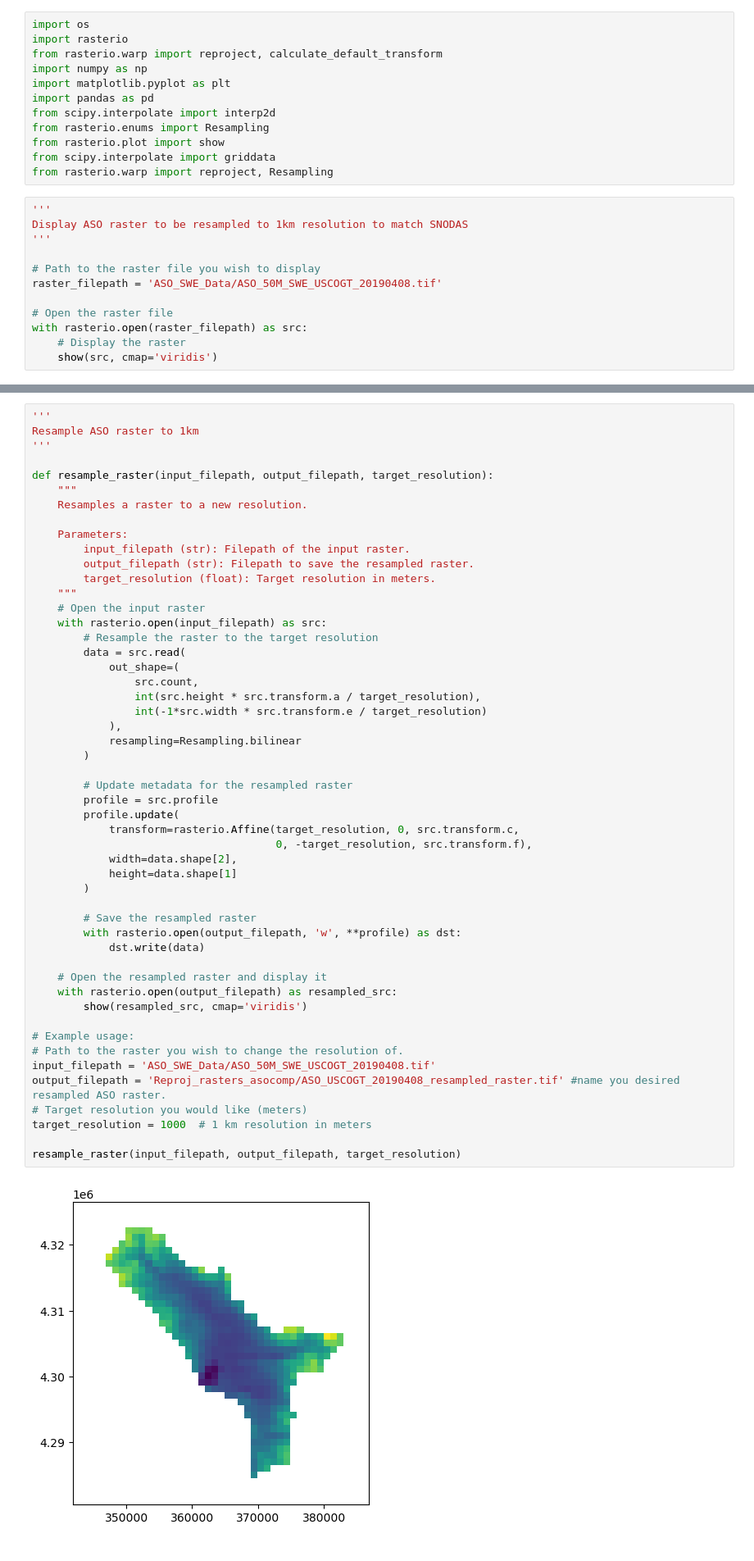
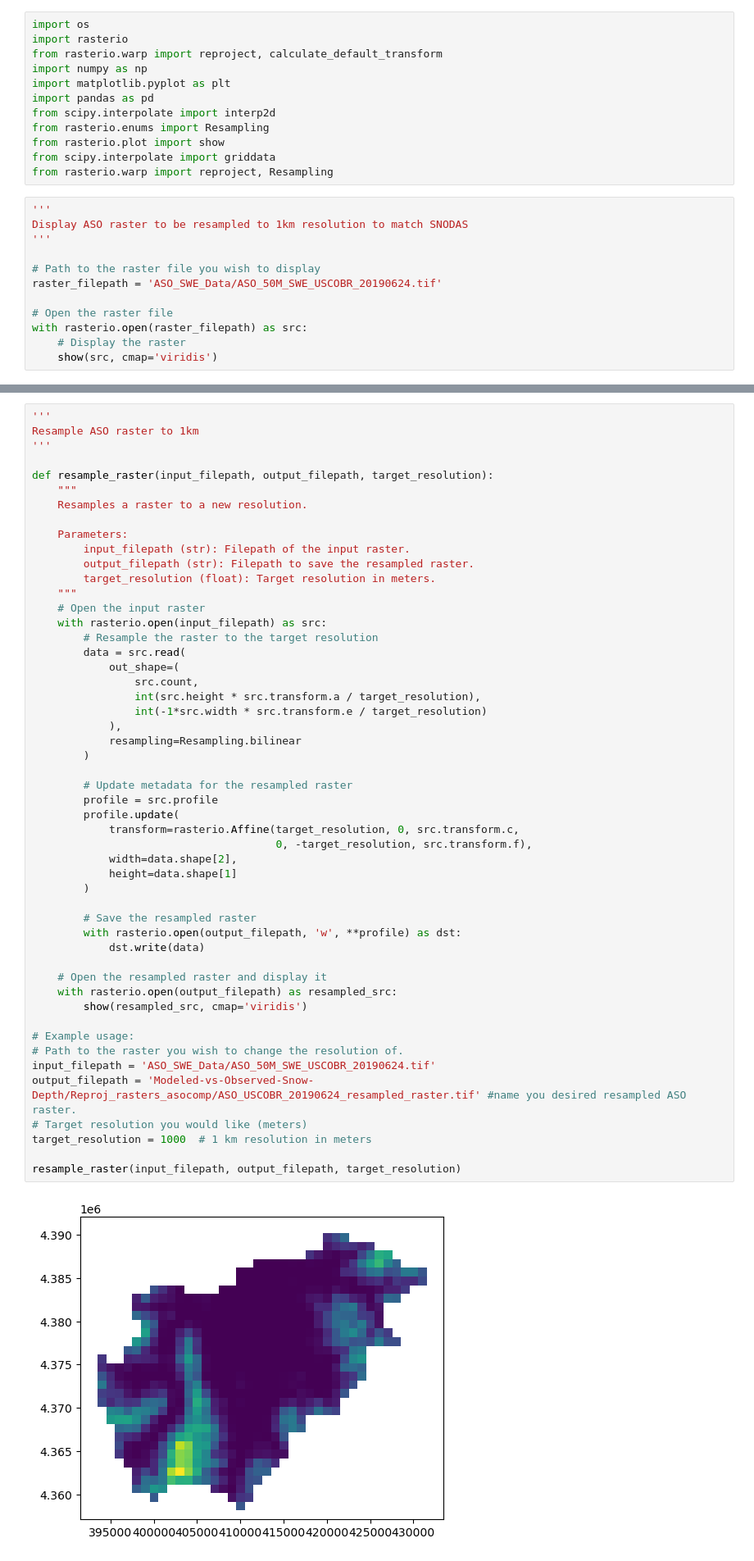
Before and after one commit to eritchie4599/Modeled-vs-Observed-Snow-Depth, a Jupyter notebook: ASO_SNODAS_comp.ipynb, the cells around one changed output, grey strips where cells are left out. Shown at 82% size. Saved outputs shown, nothing was run; the diff lists cells and outputs as text.

```diff
--- a/ASO_SNODAS_comp.ipynb
+++ b/ASO_SNODAS_comp.ipynb
@@ -16,7 +16,7 @@ Display ASO raster to be resampled to 1km resolution to match SNODAS
 '''
 
 # Path to the raster file you wish to display
-raster_filepath = 'ASO_SWE_Data/ASO_50M_SWE_USCOGT_20190408.tif'
+raster_filepath = 'ASO_SWE_Data/ASO_50M_SWE_USCOBR_20190624.tif'
 
 # Open the raster file
 with rasterio.open(raster_filepath) as src:
@@ -47,36 +47,36 @@ def resample_raster(input_filepath, output_filepath, target_resolution):
                 int(src.height * src.transform.a / target_resolution),
                 int(-1*src.width * src.transform.e / target_resolution)
             ),
             resampling=Resampling.bilinear
         )
 
         # Update metadata for the resampled raster
         profile = src.profile
         profile.update(
             transform=rasterio.Affine(target_resolution, 0, src.transform.c,
                                       0, -target_resolution, src.transform.f),
             width=data.shape[2],
             height=data.shape[1]
         )
 
         # Save the resampled raster
         with rasterio.open(output_filepath, 'w', **profile) as dst:
             dst.write(data)
 
     # Open the resampled raster and display it
     with rasterio.open(output_filepath) as resampled_src:
         show(resampled_src, cmap='viridis')
 
 # Example usage:
 # Path to the raster you wish to change the resolution of.
-input_filepath = 'ASO_SWE_Data/ASO_50M_SWE_USCOGT_20190408.tif'
-output_filepath = 'Reproj_rasters_asocomp/ASO_USCOGT_20190408_resampled_raster.tif' #name you desired resampled ASO raster.
+input_filepath = 'ASO_SWE_Data/ASO_50M_SWE_USCOBR_20190624.tif'
+output_filepath = 'Modeled-vs-Observed-Snow-Depth/Reproj_rasters_asocomp/ASO_USCOBR_20190624_resampled_raster.tif' #name you desired resampled ASO raster.
 # Target resolution you would like (meters)
 target_resolution = 1000  # 1 km resolution in meters
 
 resample_raster(input_filepath, output_filepath, target_resolution)
 # %% [output]
-[figure, old version]
+[figure, new version]
 # %%
 '''
 Presenting ASO and SNODAS rasters in the same extent and projection
```
Also changed, not shown: parts of 7 cells of this notebook.
